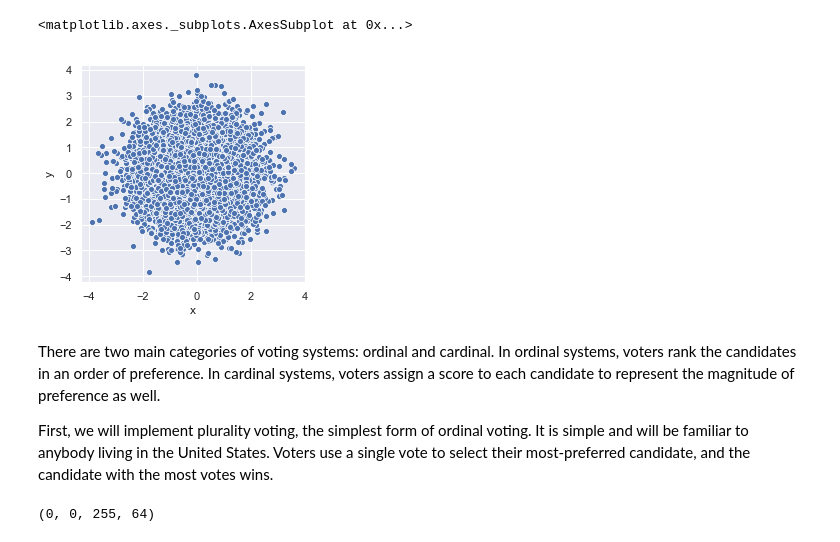
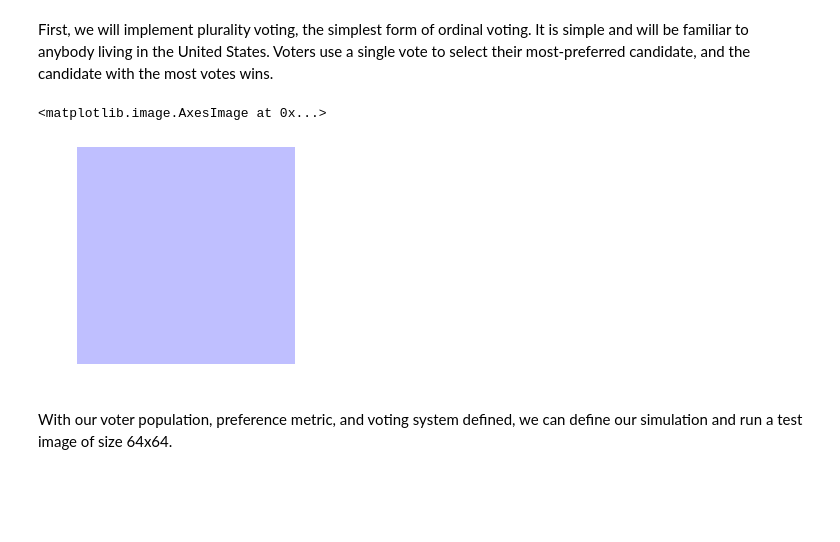
Before and after one commit to atvaccaro/politics, a Jupyter notebook: voting.ipynb, the cells around one changed output. Drawn from its saved outputs; the diff is of its cells as text; code cells hidden in the pictures; blank space fills up the shorter version.

```diff
--- a/voting.ipynb
+++ b/voting.ipynb
@@ -13,43 +32,35 @@ candidate1 = {'x': 1.0, 'y': 2.0}
 candidate2 = {'x': 4.0, 'y': 4.0}
 
 assert distance(voter1, candidate1) < distance(voter1, candidate2)
-# %%
-import numpy as np
-import pandas as pd
-import seaborn as sns
-%matplotlib inline
-
-def generate_population(x, y, n=10000, sigma=1):
-    return [{'x': t[0], 'y': t[1]} for t in zip(np.random.normal(x, sigma, n), np.random.normal(y, sigma, n))]
-
-voters = pd.DataFrame(generate_population(0, 0))
-sns.set(rc={'figure.figsize':(4, 4)})
-sns.scatterplot(x='x', y='y', data=voters)
-# %% [output]
-<matplotlib.axes._subplots.AxesSubplot at 0x...>
-[figure, removed]
 # %% [markdown]
-There are two main categories of voting systems: ordinal and cardinal. In ordinal systems, voters rank the candidates in an order of preference. In cardinal systems, voters assign a score to each candidate to represent the magnitude of preference as well.
-
 First, we will implement plurality voting, the simplest form of ordinal voting. It is simple and will be familiar to anybody living in the United States. Voters use a single vote to select their most-preferred candidate, and the candidate with the most votes wins.
 # %%
 from collections import Counter
+from matplotlib import pyplot as plt
 from matplotlib.colors import BASE_COLORS as colors
+
 
 def plurality(voters, candidates):
     votes = Counter()
 
     for voter in voters:
         selection = min(candidates, key=lambda c: distance(voter, c))
         votes[selection['color']] += 1
 
     return votes.most_common(1)[0][0]
 
 def cand(x, y, color):
     return {'x': x, 'y': y, 'color': tuple(255 * n for n in color) + (64,)}
 
 candidates = [cand(0, 0, colors['b']), cand(2, 2, colors['y'])]
-plurality(generate_population(0, 0), candidates)
+
+img = plurality(generate_population(0, 0), candidates) # an image of 1 election
+
+plt.axis('off')
+plt.imshow([[img]])
 # %% [output]
-(0, 0, 255, 64)
+<matplotlib.image.AxesImage at 0x...>
+[figure, added]
+# %% [markdown]
+With our voter population, preference metric, and voting system defined, we can define our simulation and run a test image of size 64x64.
 # %%
```
Also changed, not shown: parts of 4 cells of this notebook.
